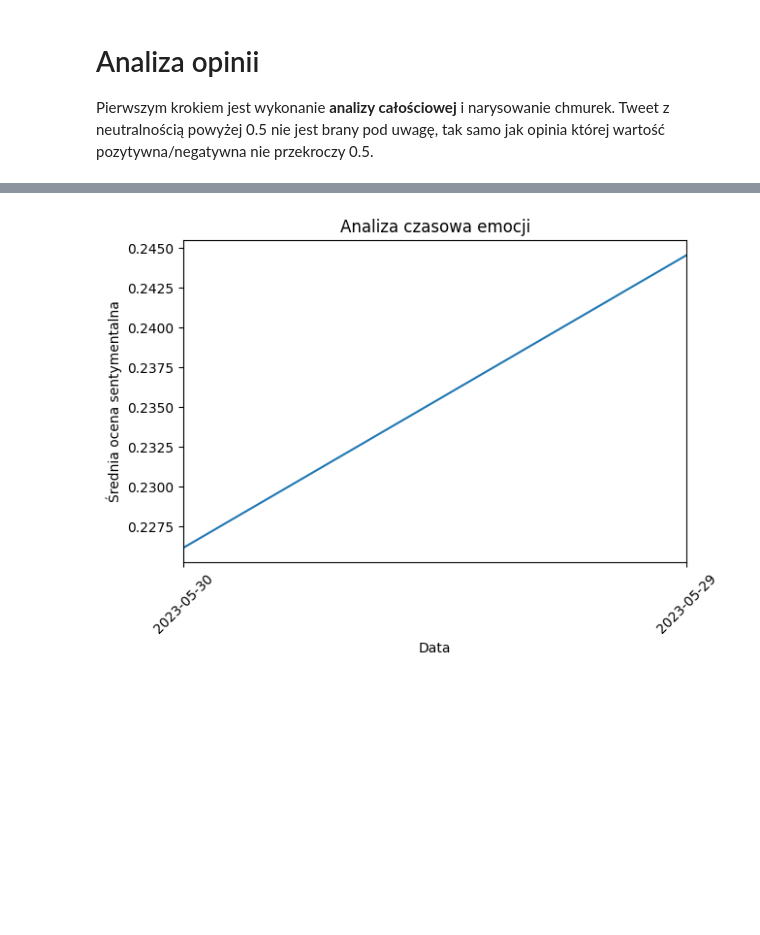
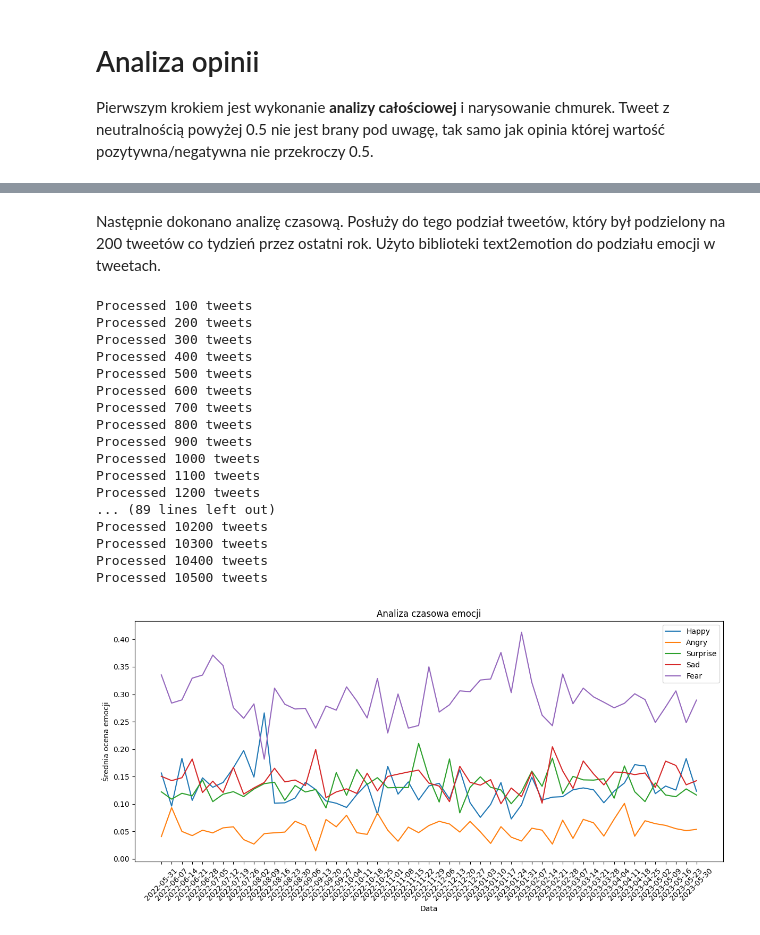
Before and after one commit to Piterson25/Inteligencja-obliczeniowa, a Jupyter notebook: premierleague/premierleague_Piotr_Maszczak.ipynb, the cells around one changed output, grey strips where cells are left out. Cells and saved outputs as stored; diff of their text form; code cells hidden in the pictures; blank space fills up the shorter version.

```diff
--- a/premierleague/premierleague_Piotr_Maszczak.ipynb
+++ b/premierleague/premierleague_Piotr_Maszczak.ipynb
@@ -213,41 +225,74 @@ Następnie dokonano analizę czasową.
+# %% [markdown]
+Następnie dokonano analizę czasową. Posłuży do tego podział tweetów, który był podzielony na 200 tweetów co tydzień przez ostatni rok. Użyto biblioteki text2emotion do podziału emocji w tweetach.
 # %%
 import csv
 import matplotlib.pyplot as plt
-from nltk.sentiment import SentimentIntensityAnalyzer
 from collections import defaultdict
+from text2emotion import get_emotion
 
-dates_sentiments = defaultdict(list)
+emotions = ['Happy', 'Angry', 'Surprise', 'Sad', 'Fear']
+progress_interval = 100
+
+dates_emotions = defaultdict(lambda: defaultdict(list))
+progress_counter = 0
 
 with open('preprocessed_tweets.csv', 'r', encoding='utf-8') as file:
-    reader = csv.DictReader(file)
-    for row in reader:
-        date = row['date']
+    reader = csv.reader(file)
+    next(reader)
 
-        tweet = row['preprocessedContent']
-        analyzer = SentimentIntensityAnalyzer()
-        sentiment = analyzer.polarity_scores(tweet)
-        compound_sentiment = sentiment['compound']
+    tweets = list(reader)
+    tweets.reverse()
 
-        dates_sentiments[date].append(compound_sentiment)
+    for row in tweets:
+        date = row[1]
+        tweet = row[0]
 
-dates = list(dates_sentiments.keys())
-averaged_emotions = [sum(sentiments) / len(sentiments) for sentiments in dates_sentiments.values()]
+        emotion_scores = get_emotion(tweet)
 
-# Tworzenie wykresu liniowego
-plt.plot(dates, averaged_emotions)
+        for emotion in emotions:
+            dates_emotions[date][emotion].append(emotion_scores[emotion])
+
+        progress_counter += 1
+        if progress_counter % progress_interval == 0:
+            print(f'Processed {progress_counter} tweets')
+
+dates = list(dates_emotions.keys())
+
+plt.figure(figsize=(12, 6))
+
+for emotion in emotions:
+    averaged_emotions = []
+    for date in dates:
+        scores = dates_emotions[date][emotion]
+        if scores:
+            averaged_emotions.append(sum(scores) / len(scores))
+        else:
+            averaged_emotions.append(0)
+    plt.plot(dates, averaged_emotions, label=emotion)
 
 plt.xlabel('Data')
-plt.ylabel('Średnia ocena sentymentalna')
+plt.ylabel('Średnia ocena emocji')
 plt.title('Analiza czasowa emocji')
-
 plt.xticks(rotation=45)
+plt.legend()
 plt.tight_layout()
-
-# Ustawienie zakresu osi x na większy okres
-plt.xlim(dates[0], dates[-1])
-
 plt.show()
-
-### Data dzisiejsza i wczorajsza
 # %% [output]
+Processed 100 tweets
+Processed 200 tweets
+Processed 300 tweets
+Processed 400 tweets
+Processed 500 tweets
+Processed 600 tweets
+Processed 700 tweets
+Processed 800 tweets
+Processed 900 tweets
+Processed 1000 tweets
+Processed 1100 tweets
+Processed 1200 tweets
+... (89 lines left out)
+Processed 10200 tweets
+Processed 10300 tweets
+Processed 10400 tweets
+Processed 10500 tweets
-[figure, old version]
+[figure, new version]
```
Also changed, not shown: parts of 9 cells of this notebook, 6 other files.
